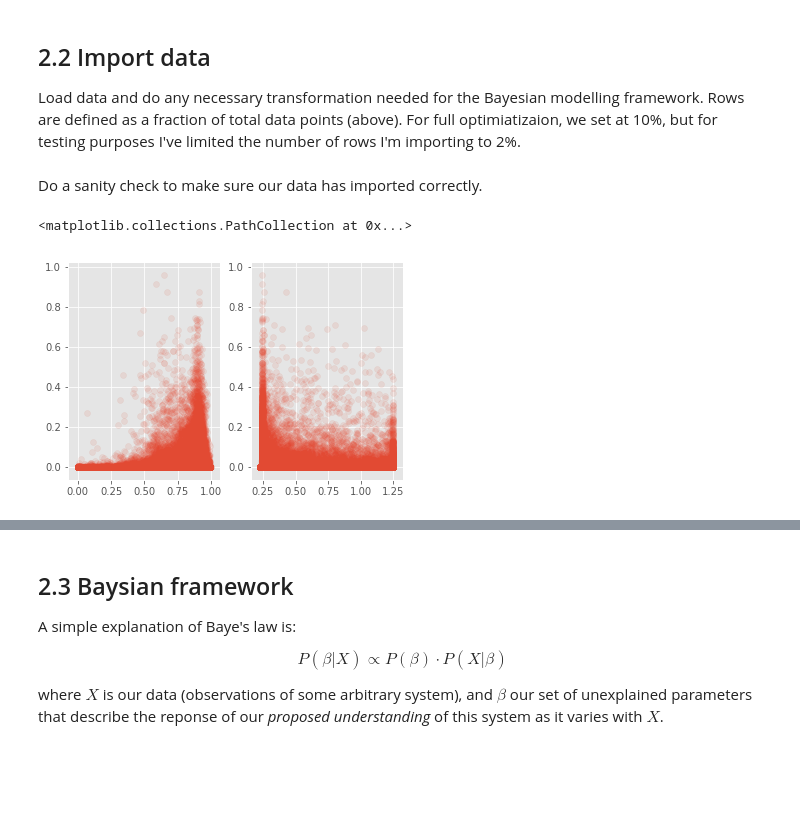
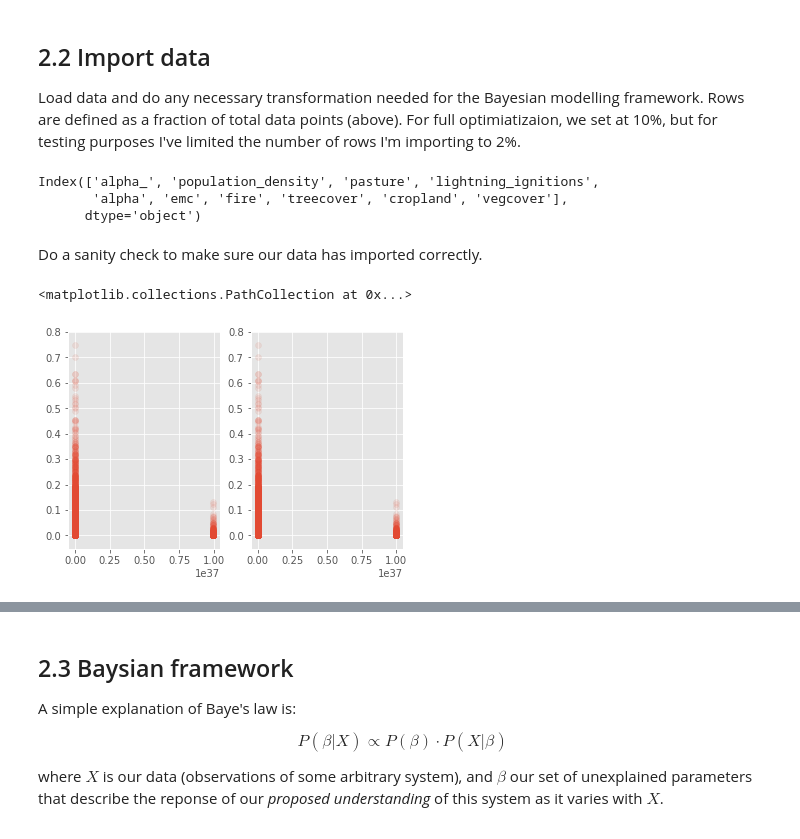
Before and after one commit to douglask3/UKESM-ConFire, a Jupyter notebook: notebooks/bayesian_inference.ipynb, the cells around one changed output, grey strips where cells are left out. Cells and saved outputs as stored; diff of their text form; code cells hidden in the pictures; blank space fills up the shorter version.

```diff
--- a/notebooks/bayesian_inference.ipynb
+++ b/notebooks/bayesian_inference.ipynb
@@ -112,14 +112,14 @@ plt.style.use('ggplot')
 
 # paths and parameters
                     # Full model
-sample_pc     = 5 # = 10 # Percentage of grid cells samples (largest = 100%) - training set
-nIterations   = 1000 # = 10000 # no. times it samples the posterior
+sample_pc     = 10 # = 10 # Percentage of grid cells samples (largest = 100%) - training set
+nIterations   = 4000 # = 10000 # no. times it samples the posterior
 nJobs         = 1   # = 2 # no. times it runs through optimisation proceedure = sample_pc * nJobs
 #chains per job
 nChains       = 1   # = 3
 
-datPath       = "../data/globfire2.csv"
-param_outpath = '../outputs/params-test.csv'
+datPath       = "../data/globfire3.csv"
+param_outpath = '../outputs/params-test_mask.csv'
 trace_db      = '../data/firemodel_trace.db'
 # %% [markdown]
 ## 2.1 Fire limitation model definition
@@ -193,6 +193,12 @@ nlines      = file_len(DATAPATH)
 npoints     = round(sample_pc * nlines / 100)
 line_select = np.random.choice(range(0, nlines), npoints, False)
 fd          = load_with_buffer(DATAPATH, line_select)
+# %%
+print(fd.keys())
+# %% [output]
+Index(['alpha_', 'population_density', 'pasture', 'lightning_ignitions',
+       'alpha', 'emc', 'fire', 'treecover', 'cropland', 'vegcover'],
+      dtype='object')
 # %%
 fd['alphaMax'] = fd['alpha_'] - 1.0 # alpha = alpha_12_months max
 # %% [markdown]
@@ -200,12 +206,14 @@ fd['alphaMax'] = fd['alpha_'] - 1.0 # alpha = alpha_12_months max
 Do a sanity check to make sure our data has imported correctly.
 # %%
 plt.subplot(1, 2, 1) # 1 = nrows, 2 = ncols, n = location of next plot (can write as 121)
-plt.scatter(fd['vegcover'], fd['fire'], alpha = 0.1)
+plt.scatter(fd['alpha'], fd['fire'], alpha = 0.1)
 plt.subplot(122)
 plt.scatter(fd['alpha'], fd['fire'], alpha = 0.1)
+
+# Get rid of all alpha values above a certain level (e.g. >1.25)
 # %% [output]
 <matplotlib.collections.PathCollection at 0x...>
-[figure, old version]
+[figure, new version]
 # %%
 fd.info()
 print(fd.max())
```
Also changed, not shown: parts of 6 cells of this notebook, 2 other files.
